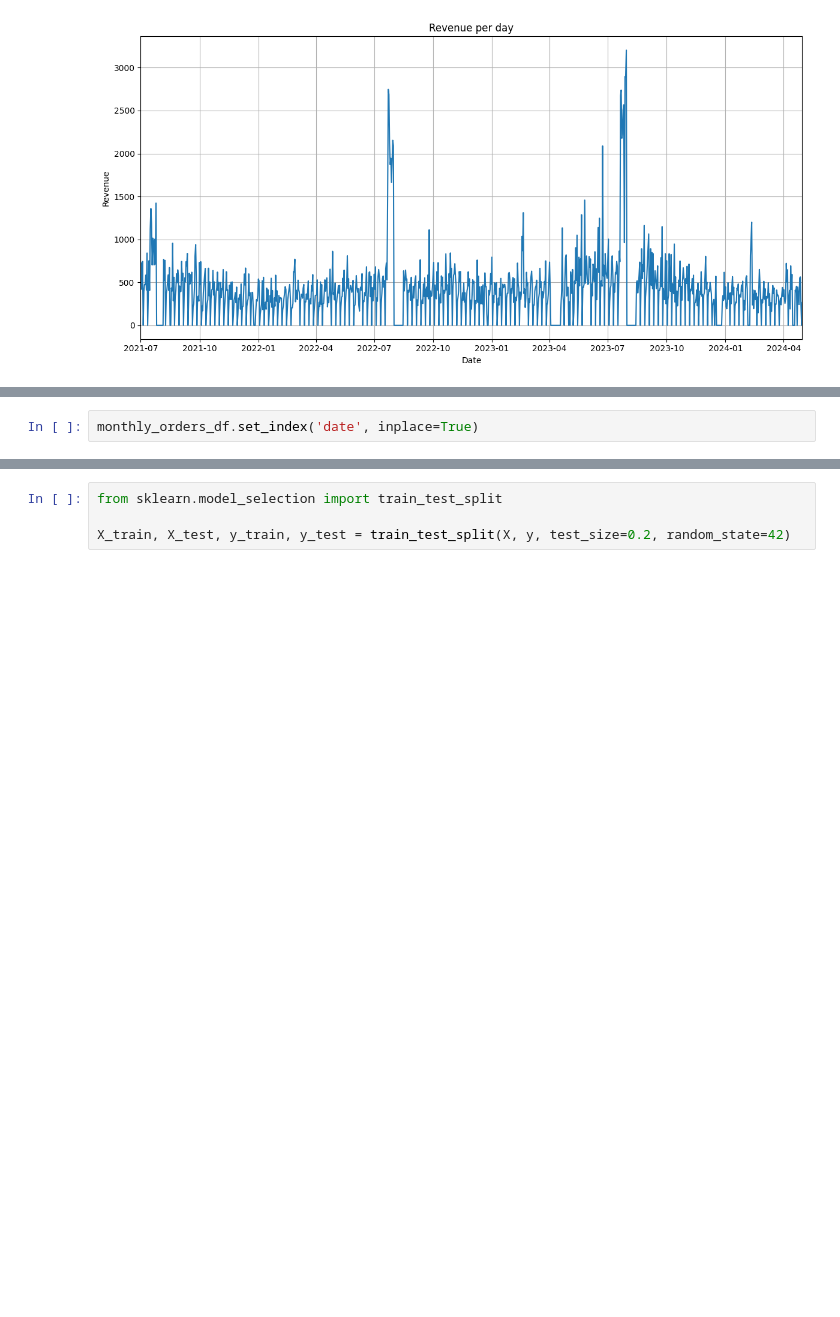
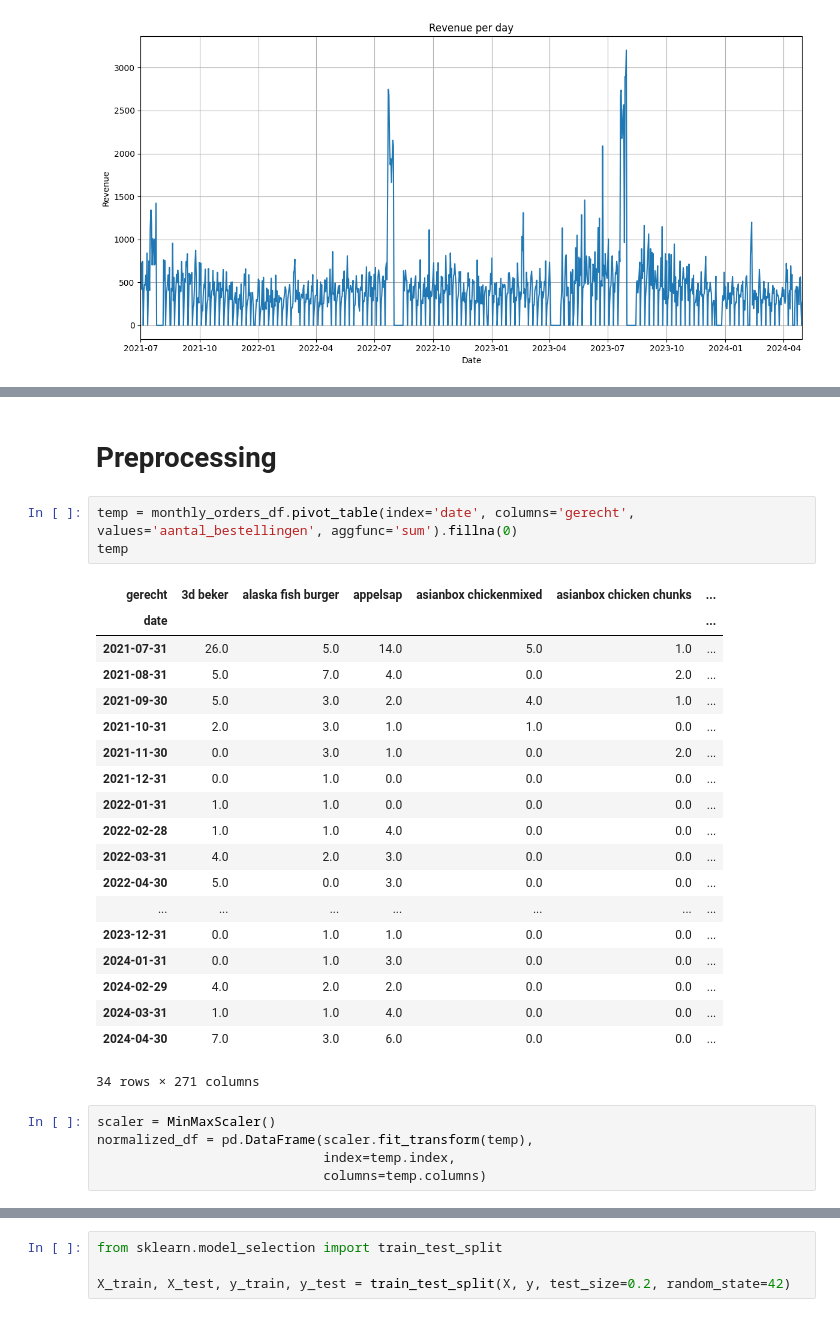
Before and after one commit to StevenLyy/S6-AI, a Jupyter notebook: data_challenge/data_challenge.ipynb, the cells around one changed output, grey strips where cells are left out. Saved outputs shown, nothing was run; the diff lists cells and outputs as text; blank space fills up the shorter version.

```diff
--- a/data_challenge/data_challenge.ipynb
+++ b/data_challenge/data_challenge.ipynb
@@ -231,2 +427,0 @@ plt.show()
-# %%
-monthly_orders_df.set_index('date', inplace=True)
@@ -237,2 +428,32 @@ KeyError: "['prijs_€'] not found in axis"
+# %% [markdown]
+# Preprocessing
+# %%
+temp = monthly_orders_df.pivot_table(index='date', columns='gerecht', values='aantal_bestellingen', aggfunc='sum').fillna(0)
+temp
+# %% [output]
+| gerecht | 3d beker | alaska fish burger | appelsap | asianbox chickenmixed | asianbox chicken chunks | ... |
+| date |  |  |  |  |  | ... |
+| 2021-07-31 | 26.0 | 5.0 | 14.0 | 5.0 | 1.0 | ... |
+| 2021-08-31 | 5.0 | 7.0 | 4.0 | 0.0 | 2.0 | ... |
+| 2021-09-30 | 5.0 | 3.0 | 2.0 | 4.0 | 1.0 | ... |
+| 2021-10-31 | 2.0 | 3.0 | 1.0 | 1.0 | 0.0 | ... |
+| 2021-11-30 | 0.0 | 3.0 | 1.0 | 0.0 | 2.0 | ... |
+| 2021-12-31 | 0.0 | 1.0 | 0.0 | 0.0 | 0.0 | ... |
+| 2022-01-31 | 1.0 | 1.0 | 0.0 | 0.0 | 0.0 | ... |
+| 2022-02-28 | 1.0 | 1.0 | 4.0 | 0.0 | 0.0 | ... |
+| 2022-03-31 | 4.0 | 2.0 | 3.0 | 0.0 | 0.0 | ... |
+| 2022-04-30 | 5.0 | 0.0 | 3.0 | 0.0 | 0.0 | ... |
+| ... | ... | ... | ... | ... | ... | ... |
+| 2023-12-31 | 0.0 | 1.0 | 1.0 | 0.0 | 0.0 | ... |
+| 2024-01-31 | 0.0 | 1.0 | 3.0 | 0.0 | 0.0 | ... |
+| 2024-02-29 | 4.0 | 2.0 | 2.0 | 0.0 | 0.0 | ... |
+| 2024-03-31 | 1.0 | 1.0 | 4.0 | 0.0 | 0.0 | ... |
+| 2024-04-30 | 7.0 | 3.0 | 6.0 | 0.0 | 0.0 | ... |
+34 rows × 271 columns
+# %%
+scaler = MinMaxScaler()
+normalized_df = pd.DataFrame(scaler.fit_transform(temp),
+                             index=temp.index,
+                             columns=temp.columns)
 # %%
 def create_sequences(data, seq_length):
```
Also changed, not shown: parts of 33 cells of this notebook.
